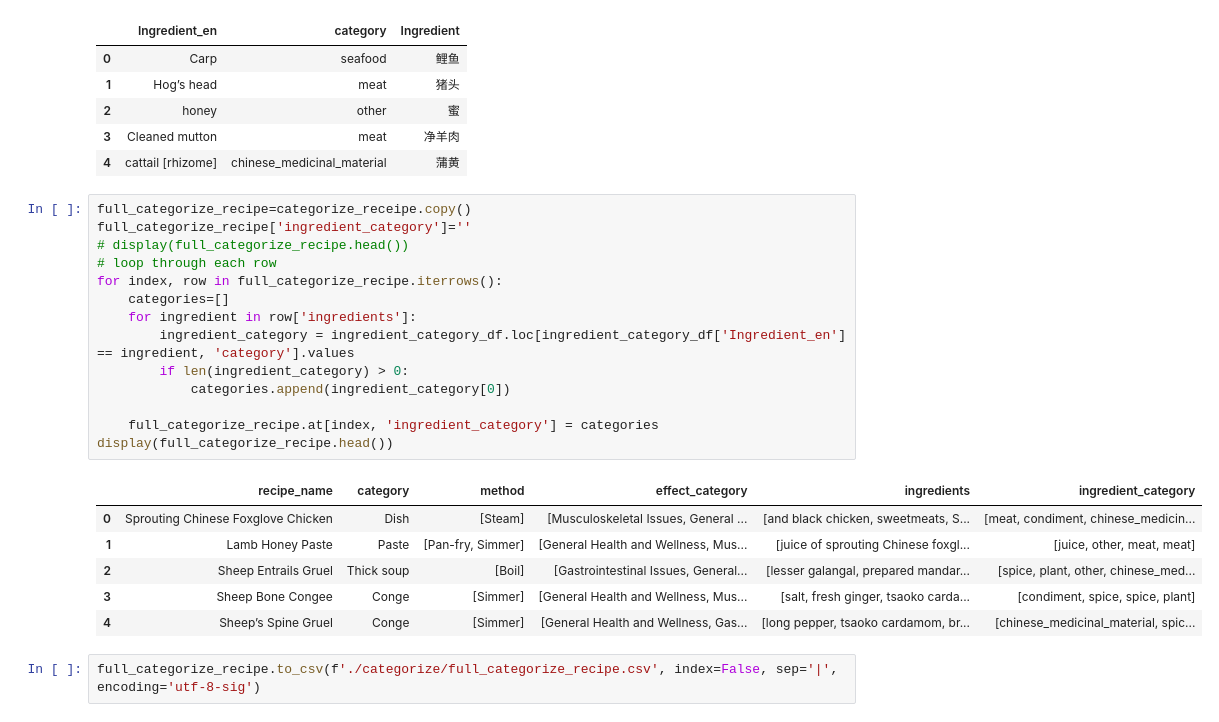
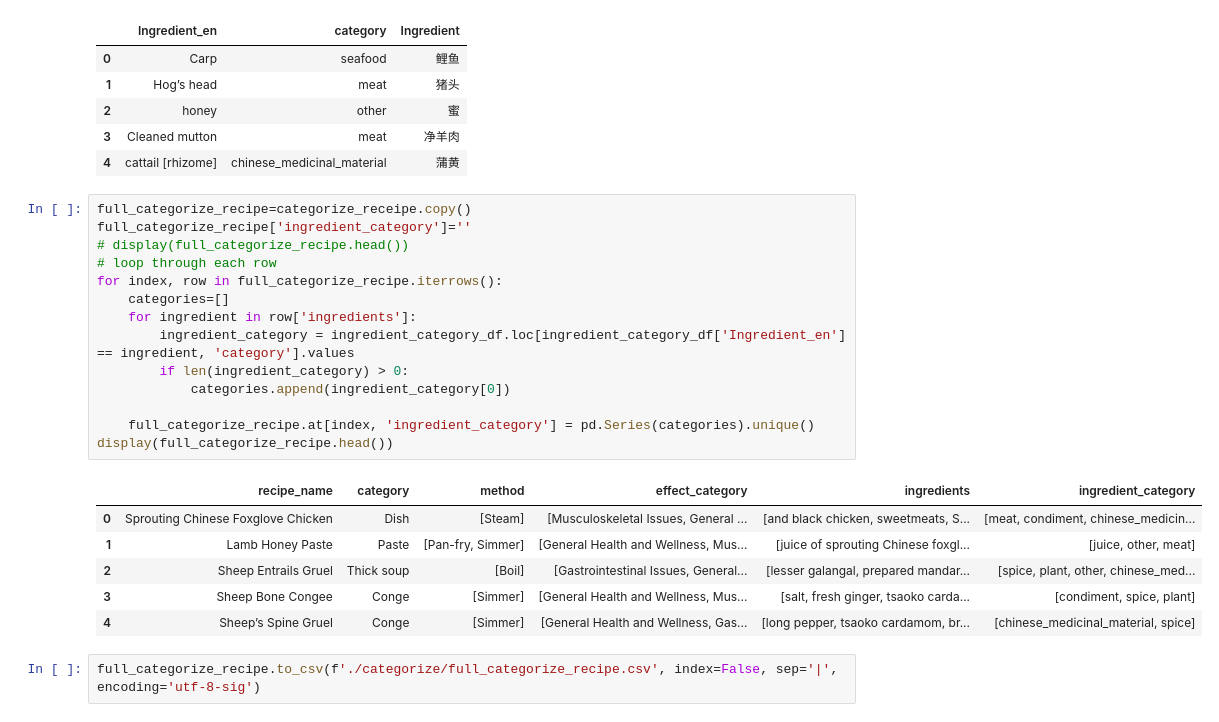
Before and after one commit to changchuntzu0618/DH405-CookingBook, a Jupyter notebook: Others.ipynb, the cells around one changed output. Drawn from its saved outputs; the diff is of its cells as text.

Commit message:
update full categorize receipe

```diff
--- a/Others.ipynb
+++ b/Others.ipynb
@@ -208,23 +208,23 @@ display(ingredient_category_df.head())
 # %%
 full_categorize_recipe=categorize_receipe.copy()
 full_categorize_recipe['ingredient_category']=''
 # display(full_categorize_recipe.head())
 # loop through each row
 for index, row in full_categorize_recipe.iterrows():
     categories=[]
     for ingredient in row['ingredients']:
         ingredient_category = ingredient_category_df.loc[ingredient_category_df['Ingredient_en'] == ingredient, 'category'].values
         if len(ingredient_category) > 0:
             categories.append(ingredient_category[0])
 
-    full_categorize_recipe.at[index, 'ingredient_category'] = categories
+    full_categorize_recipe.at[index, 'ingredient_category'] = pd.Series(categories).unique()
 display(full_categorize_recipe.head())
 # %% [output]
 |  | recipe_name | category | method | effect_category | ingredients | ingredient_category |
 | 0 | Sprouting Chinese Foxglove Chicken | Dish | [Steam] | [Musculoskeletal Issues, General ... | [and black chicken, sweetmeats, S... | [meat, condiment, chinese_medicin... |
-| 1 | Lamb Honey Paste | Paste | [Pan-fry, Simmer] | [General Health and Wellness, Mus... | [juice of sprouting Chinese foxgl... | [juice, other, meat, meat] |
+| 1 | Lamb Honey Paste | Paste | [Pan-fry, Simmer] | [General Health and Wellness, Mus... | [juice of sprouting Chinese foxgl... | [juice, other, meat] |
 | 2 | Sheep Entrails Gruel | Thick soup | [Boil] | [Gastrointestinal Issues, General... | [lesser galangal, prepared mandar... | [spice, plant, other, chinese_med... |
-| 3 | Sheep Bone Congee | Conge | [Simmer] | [General Health and Wellness, Mus... | [salt, fresh ginger, tsaoko carda... | [condiment, spice, spice, plant] |
-| 4 | Sheep’s Spine Gruel | Conge | [Simmer] | [General Health and Wellness, Gas... | [long pepper, tsaoko cardamom, br... | [chinese_medicinal_material, spic... |
+| 3 | Sheep Bone Congee | Conge | [Simmer] | [General Health and Wellness, Mus... | [salt, fresh ginger, tsaoko carda... | [condiment, spice, plant] |
+| 4 | Sheep’s Spine Gruel | Conge | [Simmer] | [General Health and Wellness, Gas... | [long pepper, tsaoko cardamom, br... | [chinese_medicinal_material, spice] |
 # %%
 full_categorize_recipe.to_csv(f'./categorize/full_categorize_recipe.csv', index=False, sep='|', encoding='utf-8-sig')
```
Also changed, not shown: 1 other file.
